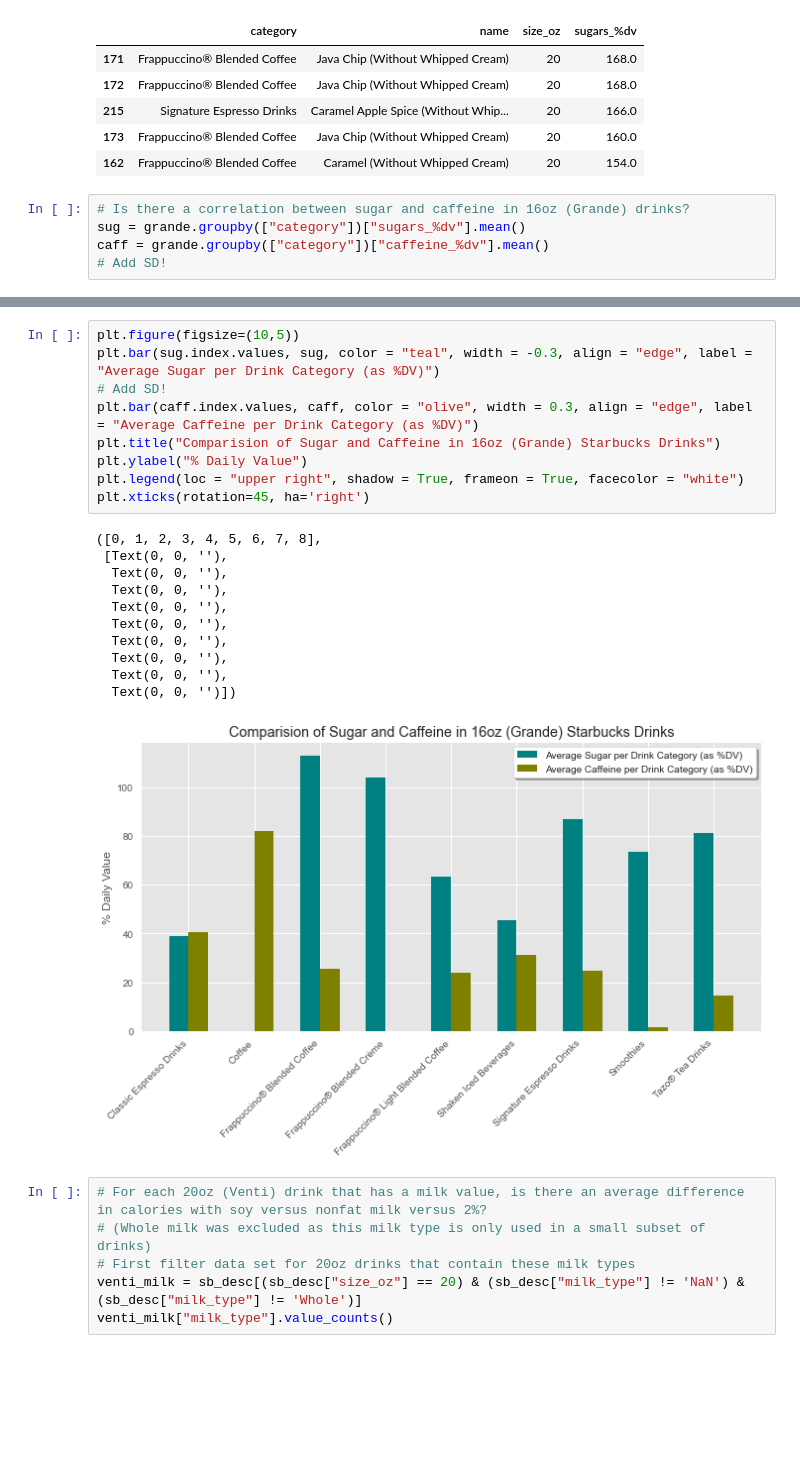
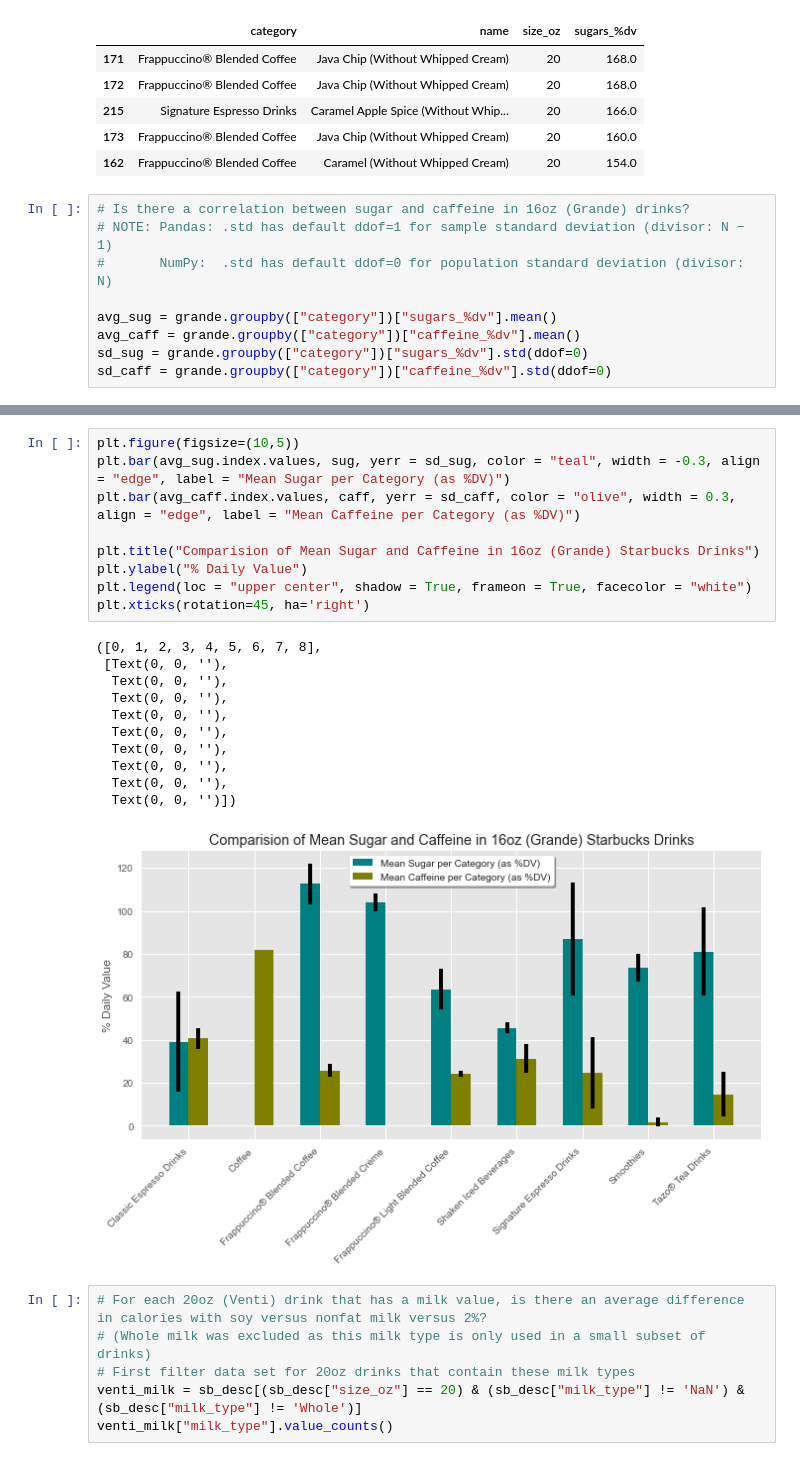
Before and after one commit to Ugi77/projects, a Jupyter notebook: NutritionAnalysisTour/desc_stats_pandas.ipynb, the cells around one changed output, grey strips where cells are left out. Drawn from its saved outputs; the diff is of its cells as text; blank space fills up the shorter version.

Commit message:
refine second graph in desc_stats_pandas.ipynb file

```diff
--- a/NutritionAnalysisTour/desc_stats_pandas.ipynb
+++ b/NutritionAnalysisTour/desc_stats_pandas.ipynb
@@ -127,6 +127,10 @@ sugga[["category", "name", "size_oz", "sugars_%dv"]]
 | 162 | Frappuccino® Blended Coffee | Caramel (Without Whipped Cream) | 20 | 154.0 |
 # %%
 # Is there a correlation between sugar and caffeine in 16oz (Grande) drinks?
-sug = grande.groupby(["category"])["sugars_%dv"].mean()
-caff = grande.groupby(["category"])["caffeine_%dv"].mean()
-# Add SD!
+# NOTE: Pandas: .std has default ddof=1 for sample standard deviation (divisor: N − 1)
+#       NumPy:  .std has default ddof=0 for population standard deviation (divisor: N)
+
+avg_sug = grande.groupby(["category"])["sugars_%dv"].mean()
+avg_caff = grande.groupby(["category"])["caffeine_%dv"].mean()
+sd_sug = grande.groupby(["category"])["sugars_%dv"].std(ddof=0)
+sd_caff = grande.groupby(["category"])["caffeine_%dv"].std(ddof=0)
@@ -145,24 +151,24 @@ Name: sugars_%dv, dtype: float64
 # %%
 plt.figure(figsize=(10,5))
-plt.bar(sug.index.values, sug, color = "teal", width = -0.3, align = "edge", label = "Average Sugar per Drink Category (as %DV)")
-# Add SD!
-plt.bar(caff.index.values, caff, color = "olive", width = 0.3, align = "edge", label = "Average Caffeine per Drink Category (as %DV)")
-plt.title("Comparision of Sugar and Caffeine in 16oz (Grande) Starbucks Drinks")
+plt.bar(avg_sug.index.values, sug, yerr = sd_sug, color = "teal", width = -0.3, align = "edge", label = "Mean Sugar per Category (as %DV)")
+plt.bar(avg_caff.index.values, caff, yerr = sd_caff, color = "olive", width = 0.3, align = "edge", label = "Mean Caffeine per Category (as %DV)")
+
+plt.title("Comparision of Mean Sugar and Caffeine in 16oz (Grande) Starbucks Drinks")
 plt.ylabel("% Daily Value")
-plt.legend(loc = "upper right", shadow = True, frameon = True, facecolor = "white")
+plt.legend(loc = "upper center", shadow = True, frameon = True, facecolor = "white")
 plt.xticks(rotation=45, ha='right')
 # %% [output]
 ([0, 1, 2, 3, 4, 5, 6, 7, 8],
  [Text(0, 0, ''),
   Text(0, 0, ''),
   Text(0, 0, ''),
   Text(0, 0, ''),
   Text(0, 0, ''),
   Text(0, 0, ''),
   Text(0, 0, ''),
   Text(0, 0, ''),
   Text(0, 0, '')])
-[figure, old version]
+[figure, new version]
 # %%
 # For each 20oz (Venti) drink that has a milk value, is there an average difference in calories with soy versus nonfat milk versus 2%?
 # (Whole milk was excluded as this milk type is only used in a small subset of drinks)
```
Also changed, not shown: parts of 4 cells of this notebook.
